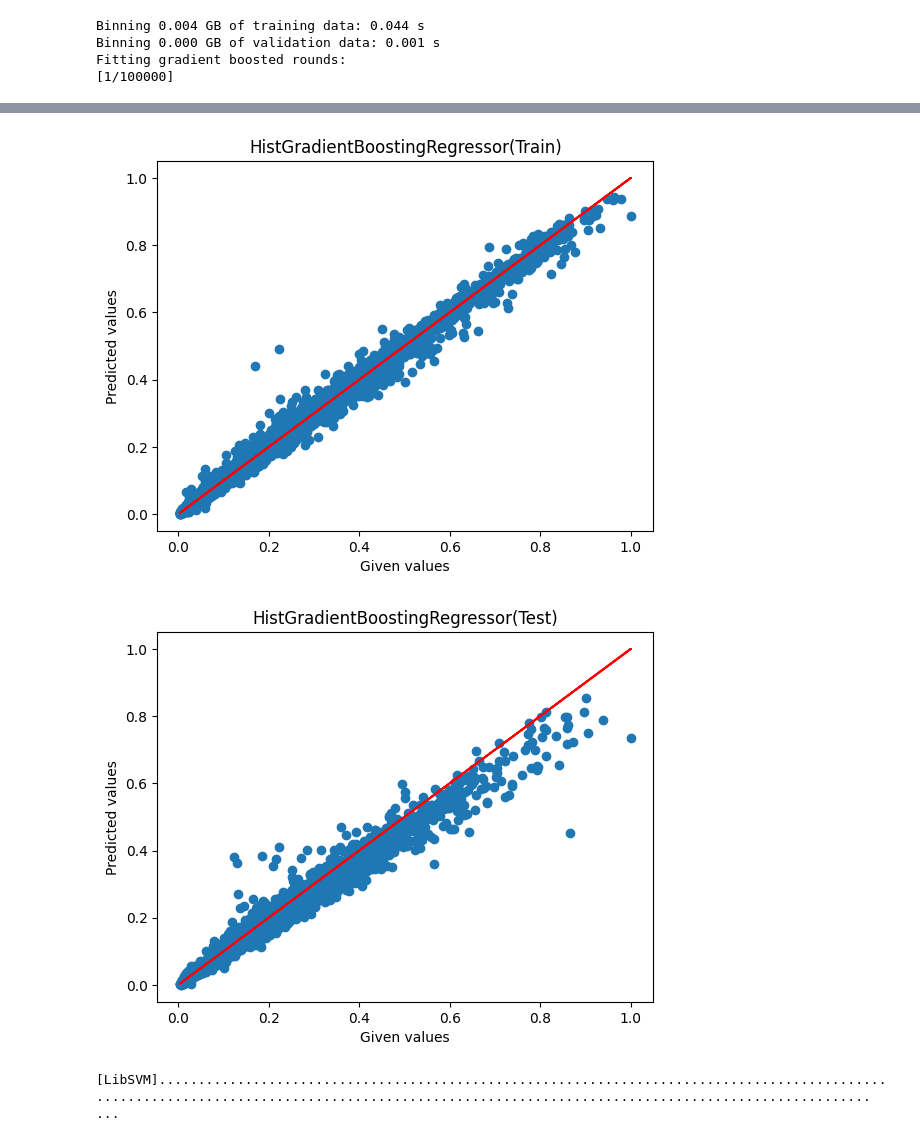
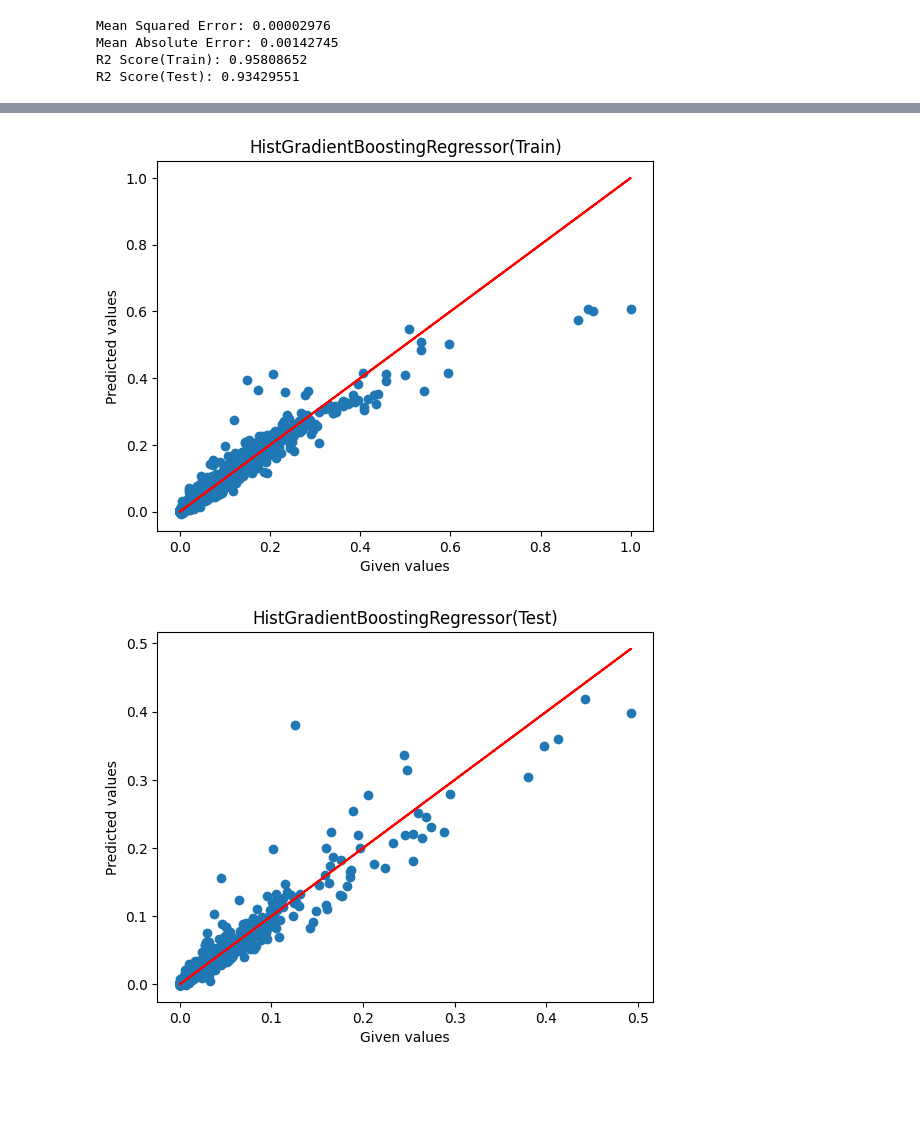
Before and after one commit to bernardofale/FAA, a Jupyter notebook: proj2/src/nls.ipynb, the cells around one changed output, grey strips where cells are left out. Cells and saved outputs as stored; diff of their text form; code cells hidden in the pictures; blank space fills up the shorter version.

```diff
--- a/proj2/src/nls.ipynb
+++ b/proj2/src/nls.ipynb
@@ -19,31 +16,39 @@ y_test = testing_set_norm['y']
 # %%
 # Use the powertransformer to transform features and the target should be divided by the max value of the target
 from sklearn.preprocessing import PowerTransformer
+
+X = pd.concat([training_set.drop(['y'], axis=1), testing_set.drop(['y'], axis=1)])
+y = pd.concat([training_set['y'], testing_set['y']])
+
+X_train = X[:training_set.shape[0]]
+X_test = X[training_set.shape[0]:]
+y_train = y[:training_set.shape[0]]
+y_test = y[training_set.shape[0]:]
 
 pt = PowerTransformer()
 X_train = pt.fit_transform(X_train)
 X_test = pt.transform(X_test)
 
-y_train = y_train / y_train.max()
-y_test = y_test / y_test.max()
+y_max = y.max()
+y_train = y_train / y_max
+y_test = y_test / y_max
 # %%
 # Build a HistGradientBoostingRegressor
 from sklearn.experimental import enable_hist_gradient_boosting
 from sklearn.ensemble import HistGradientBoostingRegressor
 
-hgb = HistGradientBoostingRegressor(max_iter=100000, learning_rate=0.01, max_depth=100, min_samples_leaf=20, max_leaf_nodes=400, verbose=1)
+hgb = HistGradientBoostingRegressor(max_iter=100000, learning_rate=0.01, max_depth=100, min_samples_leaf=20, max_leaf_nodes=40)
 hgb.fit(X_train, y_train)
-
 # Predict the test set results
 y_pred = hgb.predict(X_test)
 
 # Evaluate the model
 from sklearn.metrics import mean_squared_error, mean_absolute_error, r2_score
 
-print('Mean Squared Error: ', mean_squared_error(y_test, y_pred))
-print('Mean Absolute Error: ', mean_absolute_error(y_test, y_pred))
-print('R2 Score(Train): ', r2_score(y_train, hgb.predict(X_train)))
-print('R2 Score(Test): ', r2_score(y_test, y_pred))
+print('Mean Squared Error: %.8f' % mean_squared_error(y_test, y_pred))
+print('Mean Absolute Error: %.8f' % mean_absolute_error(y_test, y_pred))
+print('R2 Score(Train): %.8f' % r2_score(y_train, hgb.predict(X_train)))
+print('R2 Score(Test): %.8f' % r2_score(y_test, y_pred))
 
 # Plot the cost function
 plt.plot(hgb.train_score_)
@@ -67,7 +72,7 @@ plt.ylabel('Predicted values')
 plt.title('HistGradientBoostingRegressor(Test)')
 plt.show()
 # %% [output]
-Binning 0.004 GB of training data: 0.044 s
-Binning 0.000 GB of validation data: 0.001 s
-Fitting gradient boosted rounds:
-[1/100000]
+Mean Squared Error: 0.00002976
+Mean Absolute Error: 0.00142745
+R2 Score(Train): 0.95808652
+R2 Score(Test): 0.93429551
@@ -92,5 +80,5 @@ R2 Score(Test):  0.9620103663317301
-[figure, old version]
+[figure, new version]
-[figure, old version]
+[figure, new version]
 # %%
 # Build a Suppor Vector Machine for regression
 from sklearn.svm import SVR
@@ -98,7 +86,7 @@ from math import log
 
 num_features = X_train.shape[1]
 num_features = log(num_features)
-svr = SVR(kernel='rbf', C=1000, gamma='scale', epsilon=0.01, verbose=True)
+svr = SVR(kernel='rbf', C=10, gamma='scale', epsilon=0.01, verbose=True)
 svr.fit(X_train, y_train)
 y_pred = svr.predict(X_test)
 
@@ -115,20 +103,27 @@ print("Root mean squared error: %.8f" % sqrt(mean_squared_error(y_test, y_pred))
 print("R2 score for train: %.8f" % r2_score(y_train, svr.predict(X_train)))
 print("R2 score for test: %.8f" % r2_score(y_test, y_pred))
 
-# Plot accuracy of the model (given values on the x and predicted values on the y)
-plt.scatter(y_train, svr.predict(X_train))
-plt.plot(y_train, y_train, color='red')
-plt.xlabel('Given values')
-plt.ylabel('Predicted values')
-plt.title('Support Vector Machine(Train)')
+# Plot outputs
+figs, axs = plt.subplots(1, 2, figsize=(15, 5))
+axs[0].scatter(y_train, svr.predict(X_train), color='black')
+axs[0].plot(y_train, y_train, color='blue', linewidth=3)
+axs[0].set_xlabel('Measured')
+axs[0].set_ylabel('Predicted')
+# Creating empty lines for legend entries
+lin1, = axs[0].plot([], [], 'none', label="MSE: %.8f" % mean_squared_error(y_train, svr.predict(X_train)))
+lin2, = axs[0].plot([], [], 'none', label="MAE: %.8f" % mean_absolute_error(y_train, svr.predict(X_train)))
+lin3, = axs[0].plot([], [], 'none', label="R2: %.8f" % r2_score(y_train, svr.predict(X_train)))
+axs[0].legend(handles=[lin1, lin2, lin3])
+axs[0].set_title('Support Vector Machine (Training set)')
+axs[1].scatter(y_test, y_pred, color='black')
+axs[1].plot(y_test, y_test, color='blue', linewidth=3)
+axs[1].set_xlabel('Measured')
+axs[1].set_ylabel('Predicted')
+# Creating empty lines for legend entries
+lin1, = axs[1].plot([], [], 'none', label="MSE: %.8f" % mean_squared_error(y_test, y_pred))
+lin2, = axs[1].plot([], [], 'none', label="MAE: %.8f" % mean_absolute_error(y_test, y_pred))
+lin3, = axs[1].plot([], [], 'none', label="R2: %.8f" % r2_score(y_test, y_pred))
+axs[1].legend(handles=[lin1, lin2, lin3])
+axs[1].set_title('Support Vector Machine (Testing set)')
 plt.show()
-
-plt.scatter(y_test, y_pred)
-plt.plot(y_test, y_test, color='red')
-plt.xlabel('Given values')
-plt.ylabel('Predicted values')
-plt.title('Support Vector Machine(Test)')
-plt.show()
-# %% [output]
-[LibSVM]................................................................................................................................................................................................ ...
 # %%
```
Also changed, not shown: parts of 7 cells of this notebook, 17 other files.
